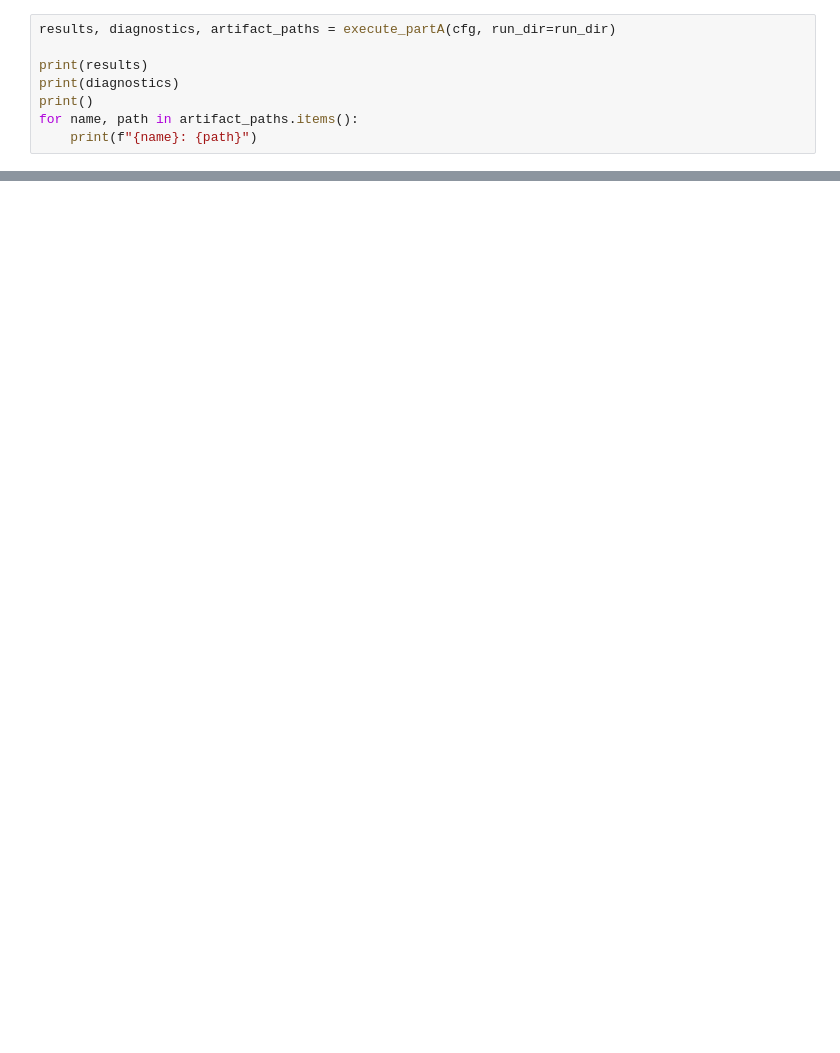
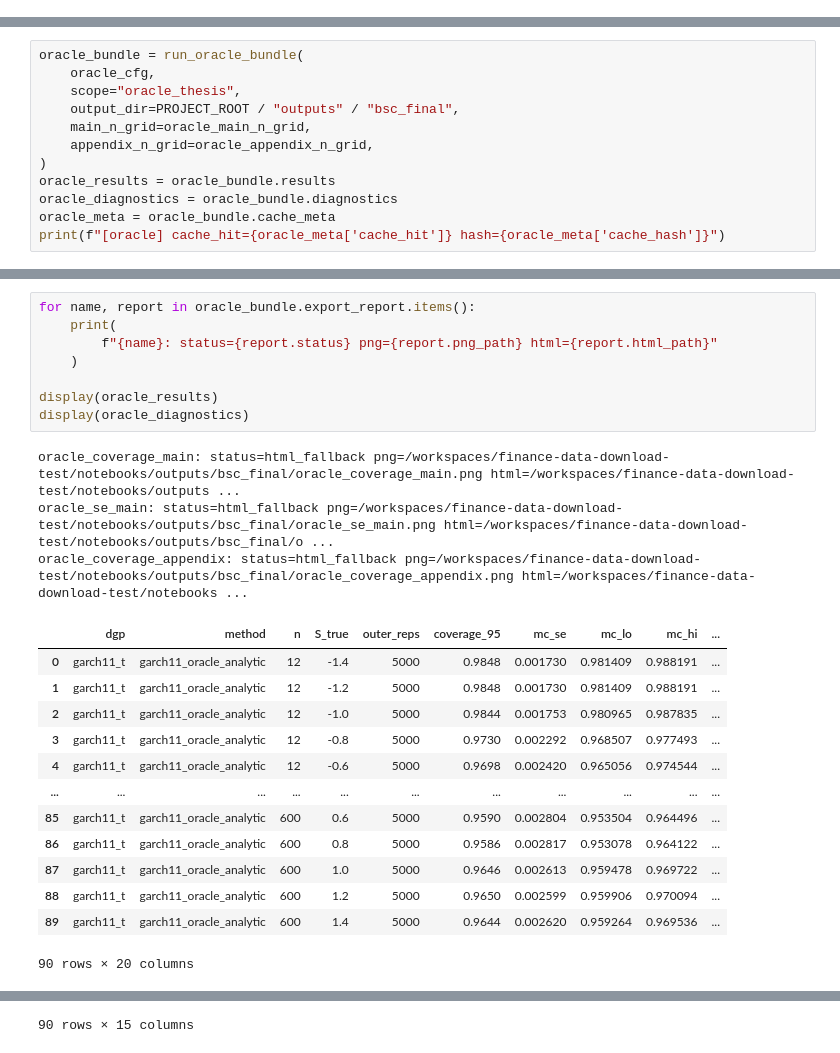
Before and after one commit to gettingittywitit69/rafsbsc, a Jupyter notebook: notebooks/bsc_final.ipynb, the cells around one changed output, grey strips where cells are left out. Drawn from its saved outputs; the diff is of its cells as text; blank space fills up the shorter version.

```diff
--- a/notebooks/bsc_final.ipynb
+++ b/notebooks/bsc_final.ipynb
@@ -453,8 +0,0 @@ cfg
-# %%
-results, diagnostics, artifact_paths = execute_partA(cfg, run_dir=run_dir)
-
-print(results)
-print(diagnostics)
-print()
-for name, path in artifact_paths.items():
-    print(f"{name}: {path}")
@@ -491,0 +182,12 @@ summary
+# %%
+oracle_bundle = run_oracle_bundle(
+    oracle_cfg,
+    scope="oracle_thesis",
+    output_dir=PROJECT_ROOT / "outputs" / "bsc_final",
+    main_n_grid=oracle_main_n_grid,
+    appendix_n_grid=oracle_appendix_n_grid,
+)
+oracle_results = oracle_bundle.results
+oracle_diagnostics = oracle_bundle.diagnostics
+oracle_meta = oracle_bundle.cache_meta
+print(f"[oracle] cache_hit={oracle_meta['cache_hit']} hash={oracle_meta['cache_hash']}")
@@ -491,0 +199,25 @@ summary
+# %%
+for name, report in oracle_bundle.export_report.items():
+    print(
+        f"{name}: status={report.status} png={report.png_path} html={report.html_path}"
+    )
+
+display(oracle_results)
+display(oracle_diagnostics)
+# %% [output]
+oracle_coverage_main: status=html_fallback png=/workspaces/finance-data-download-test/notebooks/outputs/bsc_final/oracle_coverage_main.png html=/workspaces/finance-data-download-test/notebooks/outputs ...
+oracle_se_main: status=html_fallback png=/workspaces/finance-data-download-test/notebooks/outputs/bsc_final/oracle_se_main.png html=/workspaces/finance-data-download-test/notebooks/outputs/bsc_final/o ...
+oracle_coverage_appendix: status=html_fallback png=/workspaces/finance-data-download-test/notebooks/outputs/bsc_final/oracle_coverage_appendix.png html=/workspaces/finance-data-download-test/notebooks ...
+|  | dgp | method | n | S_true | outer_reps | coverage_95 | mc_se | mc_lo | mc_hi | ... |
+| 0 | garch11_t | garch11_oracle_analytic | 12 | -1.4 | 5000 | 0.9848 | 0.001730 | 0.981409 | 0.988191 | ... |
+| 1 | garch11_t | garch11_oracle_analytic | 12 | -1.2 | 5000 | 0.9848 | 0.001730 | 0.981409 | 0.988191 | ... |
+| 2 | garch11_t | garch11_oracle_analytic | 12 | -1.0 | 5000 | 0.9844 | 0.001753 | 0.980965 | 0.987835 | ... |
+| 3 | garch11_t | garch11_oracle_analytic | 12 | -0.8 | 5000 | 0.9730 | 0.002292 | 0.968507 | 0.977493 | ... |
+| 4 | garch11_t | garch11_oracle_analytic | 12 | -0.6 | 5000 | 0.9698 | 0.002420 | 0.965056 | 0.974544 | ... |
+| ... | ... | ... | ... | ... | ... | ... | ... | ... | ... | ... |
+| 85 | garch11_t | garch11_oracle_analytic | 600 | 0.6 | 5000 | 0.9590 | 0.002804 | 0.953504 | 0.964496 | ... |
+| 86 | garch11_t | garch11_oracle_analytic | 600 | 0.8 | 5000 | 0.9586 | 0.002817 | 0.953078 | 0.964122 | ... |
+| 87 | garch11_t | garch11_oracle_analytic | 600 | 1.0 | 5000 | 0.9646 | 0.002613 | 0.959478 | 0.969722 | ... |
+| 88 | garch11_t | garch11_oracle_analytic | 600 | 1.2 | 5000 | 0.9650 | 0.002599 | 0.959906 | 0.970094 | ... |
+| 89 | garch11_t | garch11_oracle_analytic | 600 | 1.4 | 5000 | 0.9644 | 0.002620 | 0.959264 | 0.969536 | ... |
+90 rows × 20 columns
@@ -491,0 +236 @@ summary
+90 rows × 15 columns
```
Also changed, not shown: parts of 12 cells of this notebook, 27 other files.
